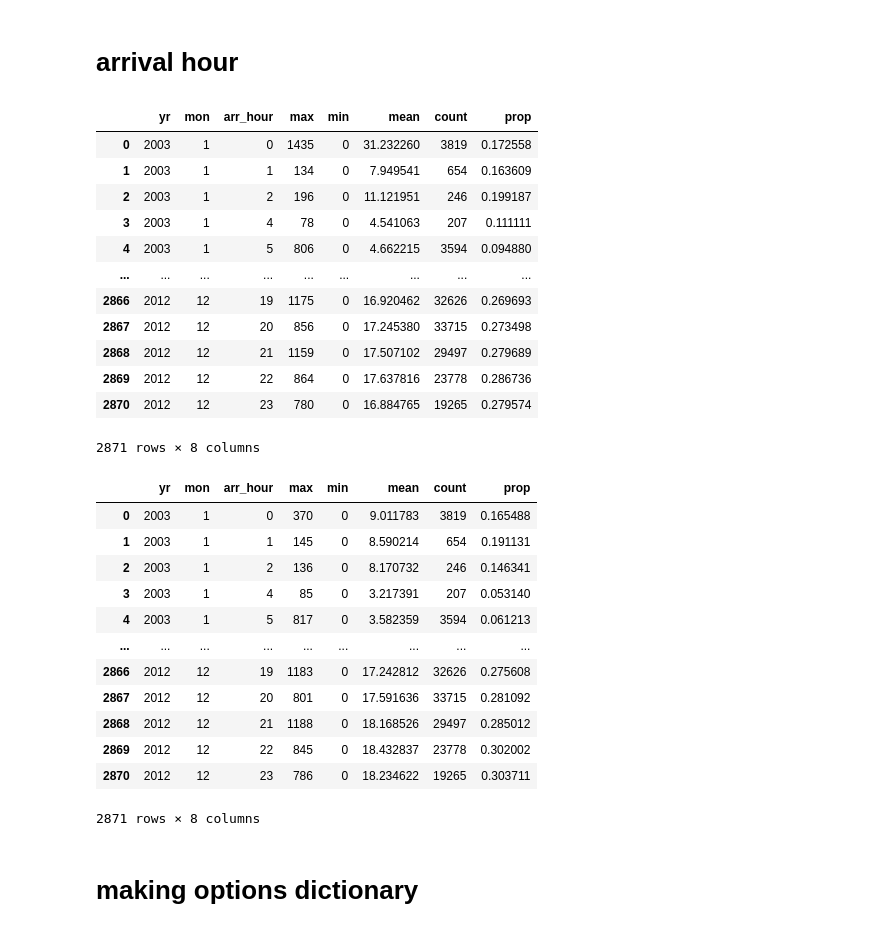
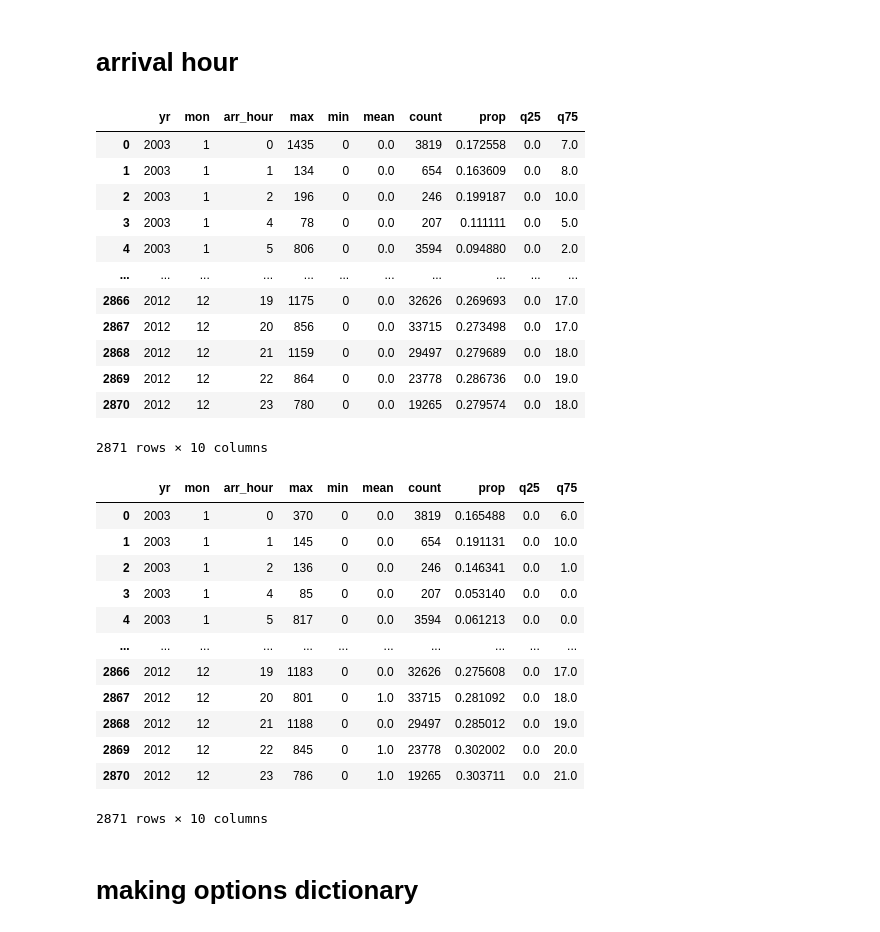
Before and after one commit to jiatongyip/delayover, a Jupyter notebook: frontend/data_prep.ipynb, the cells around one changed output. Saved outputs shown, nothing was run; the diff lists cells and outputs as text; code cells hidden in the pictures.

```diff
--- a/frontend/data_prep.ipynb
+++ b/frontend/data_prep.ipynb
@@ -550,51 +562,55 @@ deph_grp_dep.dropna().reset_index().to_csv("data/grp_deph_dep.csv", index = Fals
 # %%
 arrh_grp_arr = data_arr.groupby(["yr","mon", "arr_hour"]).agg(
     max = ('arr_delay_new', max),
     min = ('arr_delay_new', min),
-    mean = ('arr_delay_new', np.mean),
+    mean = ('arr_delay_new', np.median),
     count = ('arr_delay_new', "count"),
-    prop = ('arr_del15', np.mean)
+    prop = ('arr_del15', np.mean),
+    q25 = ('arr_delay_new', lambda x: np.percentile(x, 25)),
+    q75 = ('arr_delay_new',lambda x: np.percentile(x, 75))
 )
 arrh_grp_arr.dropna().reset_index()
 # %% [output]
-|  | yr | mon | arr_hour | max | min | mean | count | prop |
-| 0 | 2003 | 1 | 0 | 1435 | 0 | 31.232260 | 3819 | 0.172558 |
-| 1 | 2003 | 1 | 1 | 134 | 0 | 7.949541 | 654 | 0.163609 |
-| 2 | 2003 | 1 | 2 | 196 | 0 | 11.121951 | 246 | 0.199187 |
-| 3 | 2003 | 1 | 4 | 78 | 0 | 4.541063 | 207 | 0.111111 |
-| 4 | 2003 | 1 | 5 | 806 | 0 | 4.662215 | 3594 | 0.094880 |
-| ... | ... | ... | ... | ... | ... | ... | ... | ... |
-| 2866 | 2012 | 12 | 19 | 1175 | 0 | 16.920462 | 32626 | 0.269693 |
-| 2867 | 2012 | 12 | 20 | 856 | 0 | 17.245380 | 33715 | 0.273498 |
-| 2868 | 2012 | 12 | 21 | 1159 | 0 | 17.507102 | 29497 | 0.279689 |
-| 2869 | 2012 | 12 | 22 | 864 | 0 | 17.637816 | 23778 | 0.286736 |
-| 2870 | 2012 | 12 | 23 | 780 | 0 | 16.884765 | 19265 | 0.279574 |
+|  | yr | mon | arr_hour | max | min | mean | count | prop | q25 | q75 |
+| 0 | 2003 | 1 | 0 | 1435 | 0 | 0.0 | 3819 | 0.172558 | 0.0 | 7.0 |
+| 1 | 2003 | 1 | 1 | 134 | 0 | 0.0 | 654 | 0.163609 | 0.0 | 8.0 |
+| 2 | 2003 | 1 | 2 | 196 | 0 | 0.0 | 246 | 0.199187 | 0.0 | 10.0 |
+| 3 | 2003 | 1 | 4 | 78 | 0 | 0.0 | 207 | 0.111111 | 0.0 | 5.0 |
+| 4 | 2003 | 1 | 5 | 806 | 0 | 0.0 | 3594 | 0.094880 | 0.0 | 2.0 |
+| ... | ... | ... | ... | ... | ... | ... | ... | ... | ... | ... |
+| 2866 | 2012 | 12 | 19 | 1175 | 0 | 0.0 | 32626 | 0.269693 | 0.0 | 17.0 |
+| 2867 | 2012 | 12 | 20 | 856 | 0 | 0.0 | 33715 | 0.273498 | 0.0 | 17.0 |
+| 2868 | 2012 | 12 | 21 | 1159 | 0 | 0.0 | 29497 | 0.279689 | 0.0 | 18.0 |
+| 2869 | 2012 | 12 | 22 | 864 | 0 | 0.0 | 23778 | 0.286736 | 0.0 | 19.0 |
+| 2870 | 2012 | 12 | 23 | 780 | 0 | 0.0 | 19265 | 0.279574 | 0.0 | 18.0 |
-2871 rows × 8 columns
+2871 rows × 10 columns
 # %%
 arrh_grp_arr.dropna().reset_index().to_csv("data/grp_arrh_arr.csv", index = False)
 # %%
 arrh_grp_dep = data_dep.groupby(["yr","mon", "arr_hour"]).agg(
     max = ('dep_delay_new', max),
     min = ('dep_delay_new', min),
-    mean = ('dep_delay_new', np.mean),
+    mean = ('dep_delay_new', np.median),
     count = ('dep_delay_new', "count"),
-    prop = ('dep_delay15', np.mean)
+    prop = ('dep_delay15', np.mean),
+    q25 = ('dep_delay_new', lambda x: np.percentile(x, 25)),
+    q75 = ('dep_delay_new',lambda x: np.percentile(x, 75))
 )
 arrh_grp_dep.dropna().reset_index()
 # %% [output]
-|  | yr | mon | arr_hour | max | min | mean | count | prop |
-| 0 | 2003 | 1 | 0 | 370 | 0 | 9.011783 | 3819 | 0.165488 |
-| 1 | 2003 | 1 | 1 | 145 | 0 | 8.590214 | 654 | 0.191131 |
-| 2 | 2003 | 1 | 2 | 136 | 0 | 8.170732 | 246 | 0.146341 |
-| 3 | 2003 | 1 | 4 | 85 | 0 | 3.217391 | 207 | 0.053140 |
-| 4 | 2003 | 1 | 5 | 817 | 0 | 3.582359 | 3594 | 0.061213 |
-| ... | ... | ... | ... | ... | ... | ... | ... | ... |
-| 2866 | 2012 | 12 | 19 | 1183 | 0 | 17.242812 | 32626 | 0.275608 |
-| 2867 | 2012 | 12 | 20 | 801 | 0 | 17.591636 | 33715 | 0.281092 |
-| 2868 | 2012 | 12 | 21 | 1188 | 0 | 18.168526 | 29497 | 0.285012 |
-| 2869 | 2012 | 12 | 22 | 845 | 0 | 18.432837 | 23778 | 0.302002 |
-| 2870 | 2012 | 12 | 23 | 786 | 0 | 18.234622 | 19265 | 0.303711 |
+|  | yr | mon | arr_hour | max | min | mean | count | prop | q25 | q75 |
+| 0 | 2003 | 1 | 0 | 370 | 0 | 0.0 | 3819 | 0.165488 | 0.0 | 6.0 |
+| 1 | 2003 | 1 | 1 | 145 | 0 | 0.0 | 654 | 0.191131 | 0.0 | 10.0 |
+| 2 | 2003 | 1 | 2 | 136 | 0 | 0.0 | 246 | 0.146341 | 0.0 | 1.0 |
+| 3 | 2003 | 1 | 4 | 85 | 0 | 0.0 | 207 | 0.053140 | 0.0 | 0.0 |
+| 4 | 2003 | 1 | 5 | 817 | 0 | 0.0 | 3594 | 0.061213 | 0.0 | 0.0 |
+| ... | ... | ... | ... | ... | ... | ... | ... | ... | ... | ... |
+| 2866 | 2012 | 12 | 19 | 1183 | 0 | 0.0 | 32626 | 0.275608 | 0.0 | 17.0 |
+| 2867 | 2012 | 12 | 20 | 801 | 0 | 1.0 | 33715 | 0.281092 | 0.0 | 18.0 |
+| 2868 | 2012 | 12 | 21 | 1188 | 0 | 0.0 | 29497 | 0.285012 | 0.0 | 19.0 |
+| 2869 | 2012 | 12 | 22 | 845 | 0 | 1.0 | 23778 | 0.302002 | 0.0 | 20.0 |
+| 2870 | 2012 | 12 | 23 | 786 | 0 | 1.0 | 19265 | 0.303711 | 0.0 | 21.0 |
-2871 rows × 8 columns
+2871 rows × 10 columns
 # %%
 arrh_grp_dep.dropna().reset_index().to_csv("data/grp_arrh_dep.csv", index = False)
 # %% [markdown]
```
Also changed, not shown: parts of 6 cells of this notebook, 10 other files.
